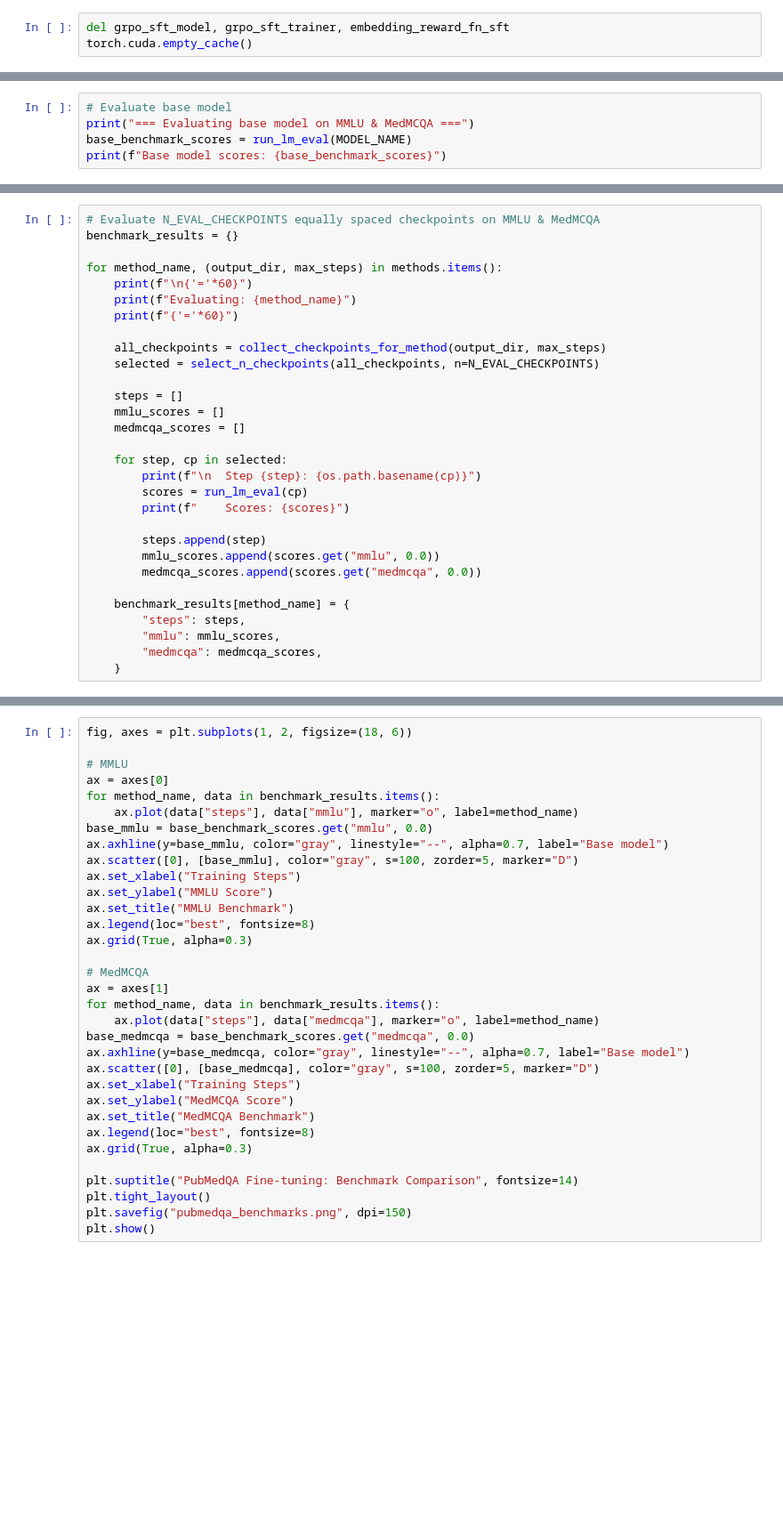
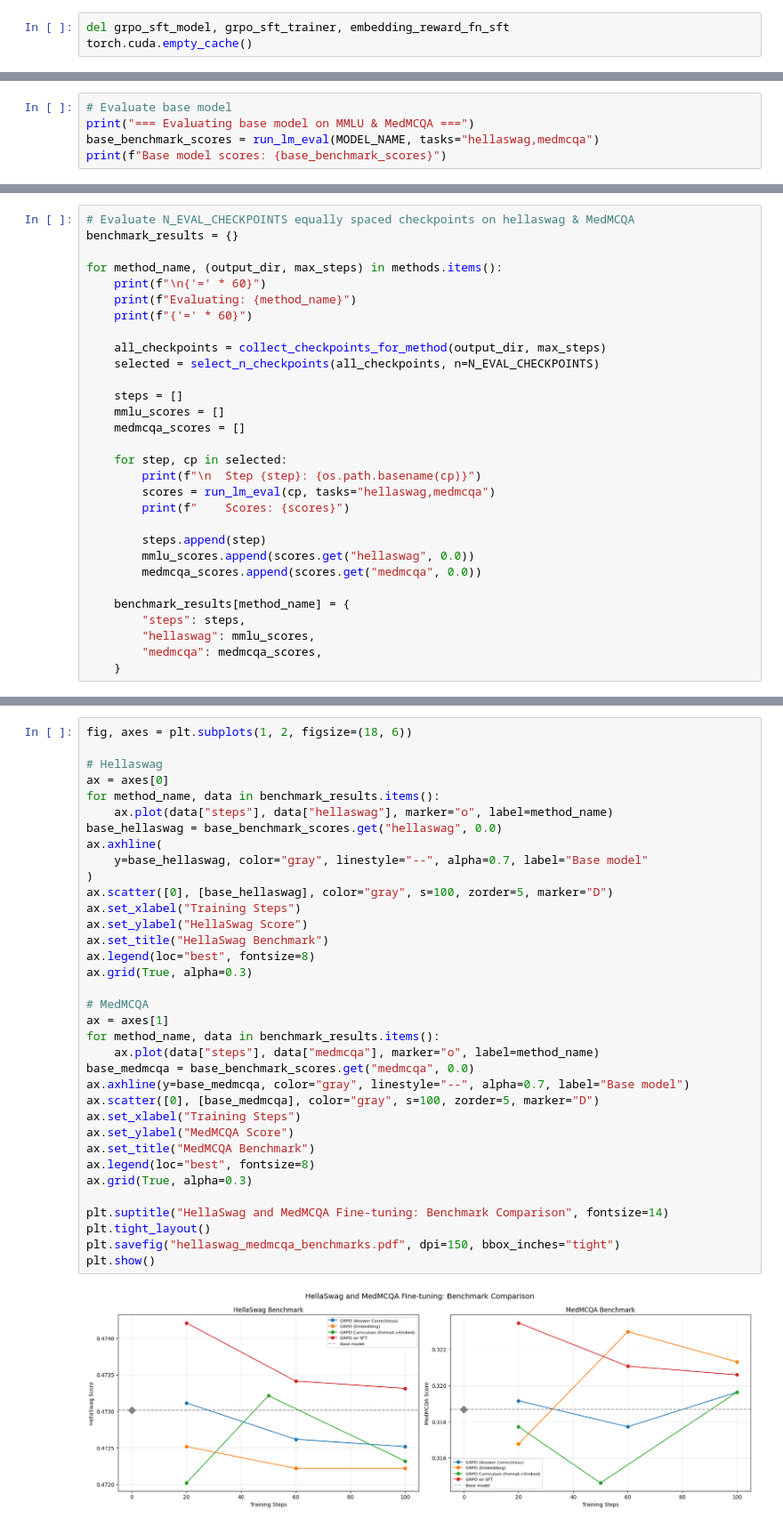
Before and after one commit to abenechehab/nll_to_po, a Jupyter notebook: src/nll_to_po/medical/demo.ipynb, the cells around one changed output, grey strips where cells are left out. Shown at 89% size. Saved outputs shown, nothing was run; the diff lists cells and outputs as text; blank space fills up the shorter version.

```diff
--- a/src/nll_to_po/medical/demo.ipynb
+++ b/src/nll_to_po/medical/demo.ipynb
@@ -1373,5 +1557,5 @@ def run_lm_eval(model_path: str, tasks: str = "mmlu,medmcqa", output_path: str =
 # %%
 # Evaluate base model
 print("=== Evaluating base model on MMLU & MedMCQA ===")
-base_benchmark_scores = run_lm_eval(MODEL_NAME)
+base_benchmark_scores = run_lm_eval(MODEL_NAME, tasks="hellaswag,medmcqa")
 print(f"Base model scores: {base_benchmark_scores}")
@@ -1378,11 +1573,11 @@ print(f"Base model scores: {base_benchmark_scores}")
 # %%
-# Evaluate N_EVAL_CHECKPOINTS equally spaced checkpoints on MMLU & MedMCQA
+# Evaluate N_EVAL_CHECKPOINTS equally spaced checkpoints on hellaswag & MedMCQA
 benchmark_results = {}
 
 for method_name, (output_dir, max_steps) in methods.items():
-    print(f"\n{'='*60}")
+    print(f"\n{'=' * 60}")
     print(f"Evaluating: {method_name}")
-    print(f"{'='*60}")
+    print(f"{'=' * 60}")
 
     all_checkpoints = collect_checkpoints_for_method(output_dir, max_steps)
     selected = select_n_checkpoints(all_checkpoints, n=N_EVAL_CHECKPOINTS)
@@ -1393,15 +1588,15 @@ for method_name, (output_dir, max_steps) in methods.items():
 
     for step, cp in selected:
         print(f"\n  Step {step}: {os.path.basename(cp)}")
-        scores = run_lm_eval(cp)
+        scores = run_lm_eval(cp, tasks="hellaswag,medmcqa")
         print(f"    Scores: {scores}")
 
         steps.append(step)
-        mmlu_scores.append(scores.get("mmlu", 0.0))
+        mmlu_scores.append(scores.get("hellaswag", 0.0))
         medmcqa_scores.append(scores.get("medmcqa", 0.0))
 
     benchmark_results[method_name] = {
         "steps": steps,
-        "mmlu": mmlu_scores,
+        "hellaswag": mmlu_scores,
         "medmcqa": medmcqa_scores,
     }
@@ -1408,33 +1621,37 @@ for method_name, (output_dir, max_steps) in methods.items():
 # %%
 fig, axes = plt.subplots(1, 2, figsize=(18, 6))
 
-# MMLU
+# Hellaswag
 ax = axes[0]
 for method_name, data in benchmark_results.items():
-    ax.plot(data["steps"], data["mmlu"], marker="o", label=method_name)
-base_mmlu = base_benchmark_scores.get("mmlu", 0.0)
-ax.axhline(y=base_mmlu, color="gray", linestyle="--", alpha=0.7, label="Base model")
-ax.scatter([0], [base_mmlu], color="gray", s=100, zorder=5, marker="D")
+    ax.plot(data["steps"], data["hellaswag"], marker="o", label=method_name)
+base_hellaswag = base_benchmark_scores.get("hellaswag", 0.0)
+ax.axhline(
+    y=base_hellaswag, color="gray", linestyle="--", alpha=0.7, label="Base model"
+)
+ax.scatter([0], [base_hellaswag], color="gray", s=100, zorder=5, marker="D")
 ax.set_xlabel("Training Steps")
-ax.set_ylabel("MMLU Score")
-ax.set_title("MMLU Benchmark")
+ax.set_ylabel("HellaSwag Score")
+ax.set_title("HellaSwag Benchmark")
 ax.legend(loc="best", fontsize=8)
 ax.grid(True, alpha=0.3)
 
 # MedMCQA
 ax = axes[1]
 for method_name, data in benchmark_results.items():
     ax.plot(data["steps"], data["medmcqa"], marker="o", label=method_name)
 base_medmcqa = base_benchmark_scores.get("medmcqa", 0.0)
 ax.axhline(y=base_medmcqa, color="gray", linestyle="--", alpha=0.7, label="Base model")
 ax.scatter([0], [base_medmcqa], color="gray", s=100, zorder=5, marker="D")
 ax.set_xlabel("Training Steps")
 ax.set_ylabel("MedMCQA Score")
 ax.set_title("MedMCQA Benchmark")
 ax.legend(loc="best", fontsize=8)
 ax.grid(True, alpha=0.3)
 
-plt.suptitle("PubMedQA Fine-tuning: Benchmark Comparison", fontsize=14)
+plt.suptitle("HellaSwag and MedMCQA Fine-tuning: Benchmark Comparison", fontsize=14)
 plt.tight_layout()
-plt.savefig("pubmedqa_benchmarks.png", dpi=150)
+plt.savefig("hellaswag_medmcqa_benchmarks.pdf", dpi=150, bbox_inches="tight")
 plt.show()
+# %% [output]
+[figure, added]
```
Also changed, not shown: parts of 47 cells of this notebook, 2 other files.
